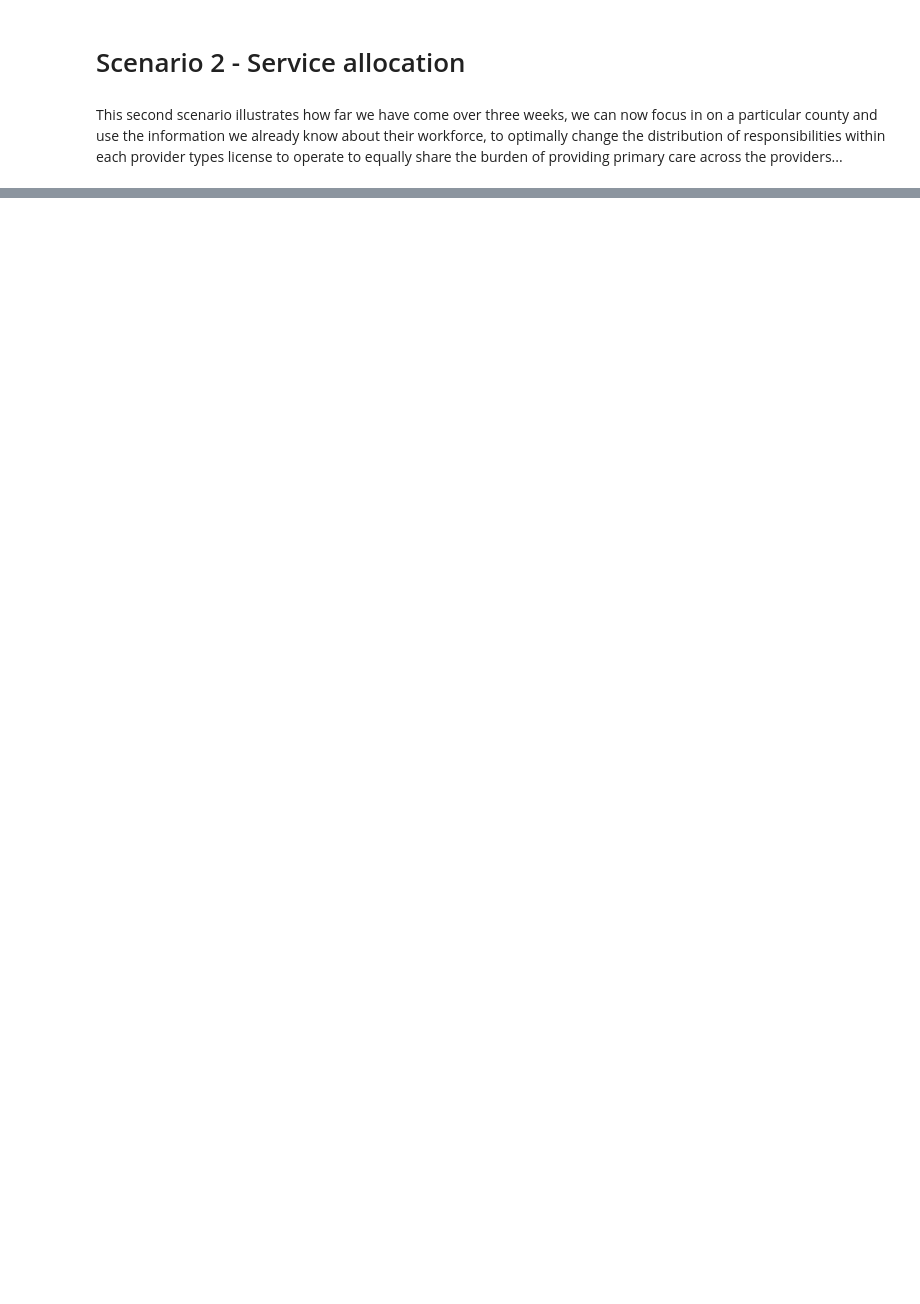
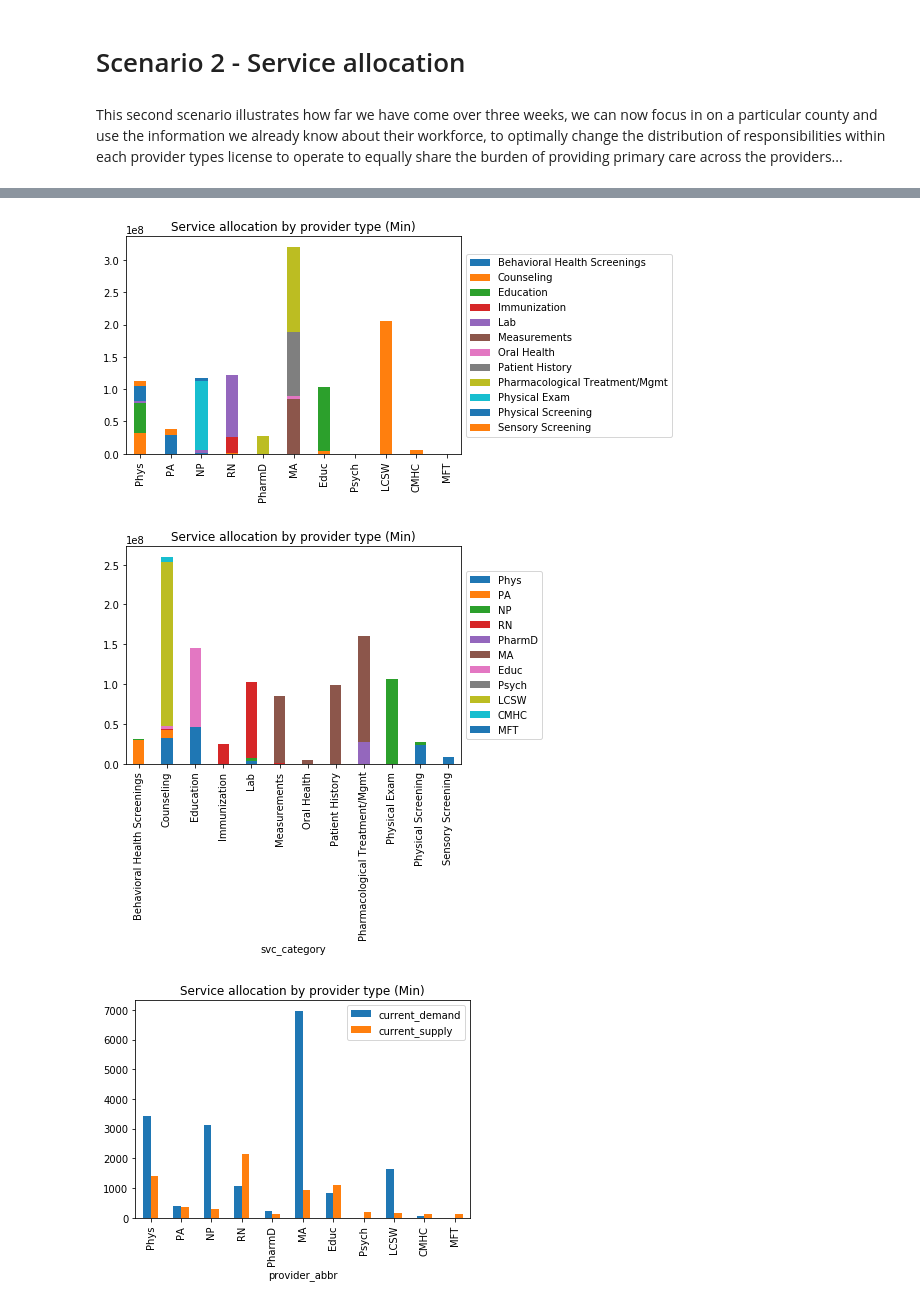
Before and after one commit to UMEC/healthcare-workforce, a Jupyter notebook: models/4.1.1 Model Manipulation/Workforce Tool - Demonstration Notebook.ipynb, the cells around one changed output, grey strips where cells are left out. Drawn from its saved outputs; the diff is of its cells as text; code cells hidden in the pictures; blank space fills up the shorter version.

```diff
--- a/models/4.1.1 Model Manipulation/Workforce Tool - Demonstration Notebook.ipynb
+++ b/models/4.1.1 Model Manipulation/Workforce Tool - Demonstration Notebook.ipynb
@@ -86,8 +101,8 @@ This second scenario illustrates how far we have come over three weeks, we can n
 # %%
-option = 'ideal_staffing' ; sub_option = "all_combination"; sub_option_value = .9; #s_weight = 0.1
+year = '2018'; current_year = '2018'
+option3 = 'service_allocation_current' ; sub_option3 = "wage_weight"; sub_option_value3 = 0.5;
 geo = 'State of Utah'
-out =  main(geo, year, current_year, option, sub_option, sub_option_value, sut_target, collapse_group, FTE_time,
+out3,supply3 =  main(geo, year, current_year, option3, sub_option3, sub_option_value3, sut_target, collapse_group, FTE_time,
         pop_chronic_trend, pop_chronic_prev, chron_care_freq, geo_area, service_characteristics,
         pop_acute_need, population, provider_supply , pop_prev_need , provider_list ,
         encounter_detail, overhead_work)
-out
@@ -115,0 +109,6 @@ out
+# %%
+plotall(0.5, out3, supply3, option3, sub_option3, provider_list)
+# %% [output]
+[figure, added]
+[figure, added]
+[figure, added]
```
Also changed, not shown: parts of 8 cells of this notebook, 2 other files.
